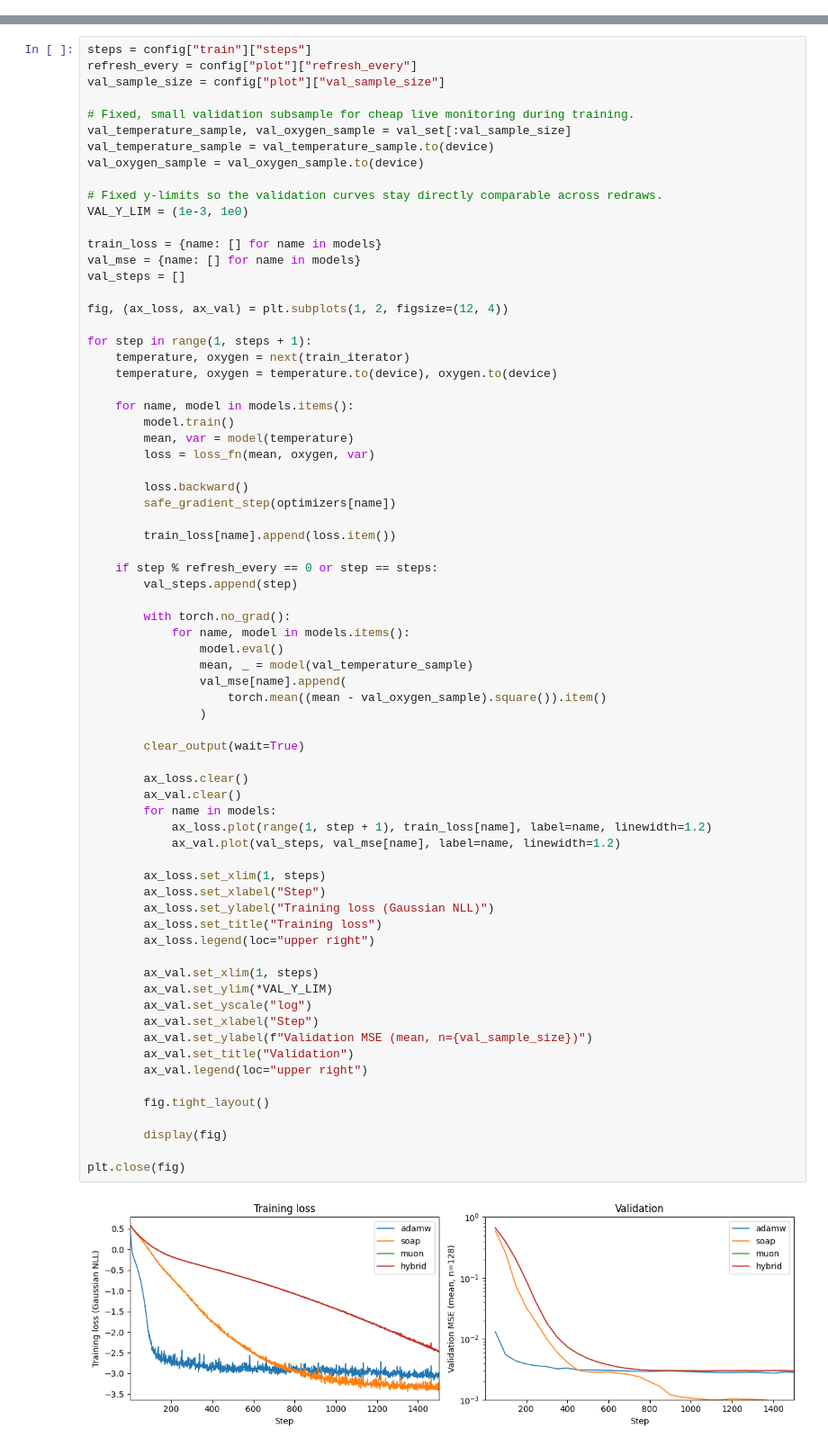
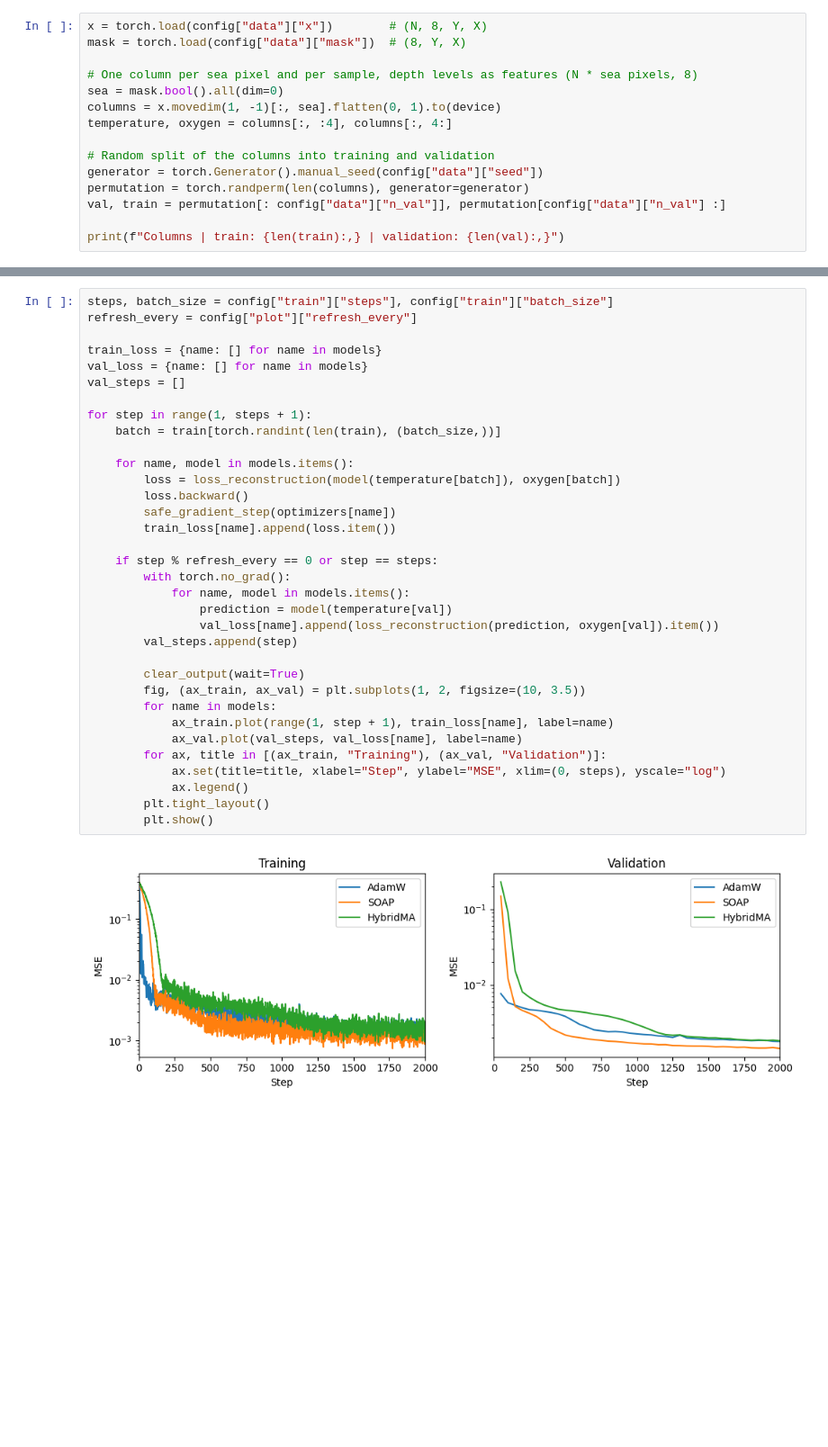
Before and after one commit to VikVador/shaggy, a Jupyter notebook: notebook/demo-optimizers.ipynb, the cells around one changed output, grey strips where cells are left out. Shown at 90% size. Cells and saved outputs as stored; diff of their text form; blank space fills up the shorter version.

```diff
--- a/notebook/demo-optimizers.ipynb
+++ b/notebook/demo-optimizers.ipynb
@@ -189,0 +53,15 @@ class Transformer(torch.nn.Module):
+# %%
+x = torch.load(config["data"]["x"])        # (N, 8, Y, X)
+mask = torch.load(config["data"]["mask"])  # (8, Y, X)
+
+# One column per sea pixel and per sample, depth levels as features (N * sea pixels, 8)
+sea = mask.bool().all(dim=0)
+columns = x.movedim(1, -1)[:, sea].flatten(0, 1).to(device)
+temperature, oxygen = columns[:, :4], columns[:, 4:]
+
+# Random split of the columns into training and validation
+generator = torch.Generator().manual_seed(config["data"]["seed"])
+permutation = torch.randperm(len(columns), generator=generator)
+val, train = permutation[: config["data"]["n_val"]], permutation[config["data"]["n_val"] :]
+
+print(f"Columns | train: {len(train):,} | validation: {len(val):,}")
@@ -222,73 +105,36 @@ train_iterator = itertools.cycle(train_loader)
 # %%
-steps = config["train"]["steps"]
+steps, batch_size = config["train"]["steps"], config["train"]["batch_size"]
 refresh_every = config["plot"]["refresh_every"]
-val_sample_size = config["plot"]["val_sample_size"]
-
-# Fixed, small validation subsample for cheap live monitoring during training.
-val_temperature_sample, val_oxygen_sample = val_set[:val_sample_size]
-val_temperature_sample = val_temperature_sample.to(device)
-val_oxygen_sample = val_oxygen_sample.to(device)
-
-# Fixed y-limits so the validation curves stay directly comparable across redraws.
-VAL_Y_LIM = (1e-3, 1e0)
 
 train_loss = {name: [] for name in models}
-val_mse = {name: [] for name in models}
+val_loss = {name: [] for name in models}
 val_steps = []
 
-fig, (ax_loss, ax_val) = plt.subplots(1, 2, figsize=(12, 4))
-
 for step in range(1, steps + 1):
-    temperature, oxygen = next(train_iterator)
-    temperature, oxygen = temperature.to(device), oxygen.to(device)
+    batch = train[torch.randint(len(train), (batch_size,))]
 
     for name, model in models.items():
-        model.train()
-        mean, var = model(temperature)
-        loss = loss_fn(mean, oxygen, var)
-
+        loss = loss_reconstruction(model(temperature[batch]), oxygen[batch])
         loss.backward()
         safe_gradient_step(optimizers[name])
-
         train_loss[name].append(loss.item())
 
     if step % refresh_every == 0 or step == steps:
+        with torch.no_grad():
+            for name, model in models.items():
+                prediction = model(temperature[val])
+                val_loss[name].append(loss_reconstruction(prediction, oxygen[val]).item())
         val_steps.append(step)
 
-        with torch.no_grad():
-            for name, model in models.items():
-                model.eval()
-                mean, _ = model(val_temperature_sample)
-                val_mse[name].append(
-                    torch.mean((mean - val_oxygen_sample).square()).item()
-                )
-
         clear_output(wait=True)
-
-        ax_loss.clear()
-        ax_val.clear()
+        fig, (ax_train, ax_val) = plt.subplots(1, 2, figsize=(10, 3.5))
         for name in models:
-            ax_loss.plot(range(1, step + 1), train_loss[name], label=name, linewidth=1.2)
-            ax_val.plot(val_steps, val_mse[name], label=name, linewidth=1.2)
-
-        ax_loss.set_xlim(1, steps)
-        ax_loss.set_xlabel("Step")
-        ax_loss.set_ylabel("Training loss (Gaussian NLL)")
-        ax_loss.set_title("Training loss")
-        ax_loss.legend(loc="upper right")
-
-        ax_val.set_xlim(1, steps)
-        ax_val.set_ylim(*VAL_Y_LIM)
-        ax_val.set_yscale("log")
-        ax_val.set_xlabel("Step")
-        ax_val.set_ylabel(f"Validation MSE (mean, n={val_sample_size})")
-        ax_val.set_title("Validation")
-        ax_val.legend(loc="upper right")
-
-        fig.tight_layout()
-
-        display(fig)
-
-plt.close(fig)
+            ax_train.plot(range(1, step + 1), train_loss[name], label=name)
+            ax_val.plot(val_steps, val_loss[name], label=name)
+        for ax, title in [(ax_train, "Training"), (ax_val, "Validation")]:
+            ax.set(title=title, xlabel="Step", ylabel="MSE", xlim=(0, steps), yscale="log")
+            ax.legend()
+        plt.tight_layout()
+        plt.show()
 # %% [output]
-[figure, old version]
+[figure, new version]
```
Also changed, not shown: parts of 18 cells of this notebook, 19 other files.
